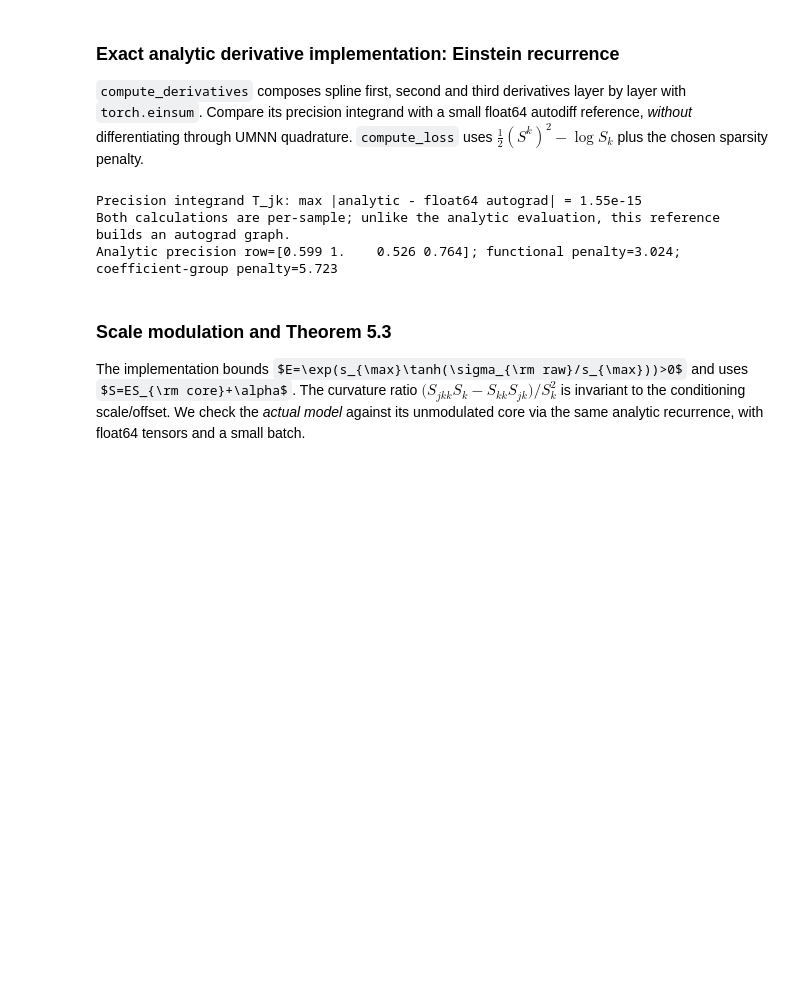
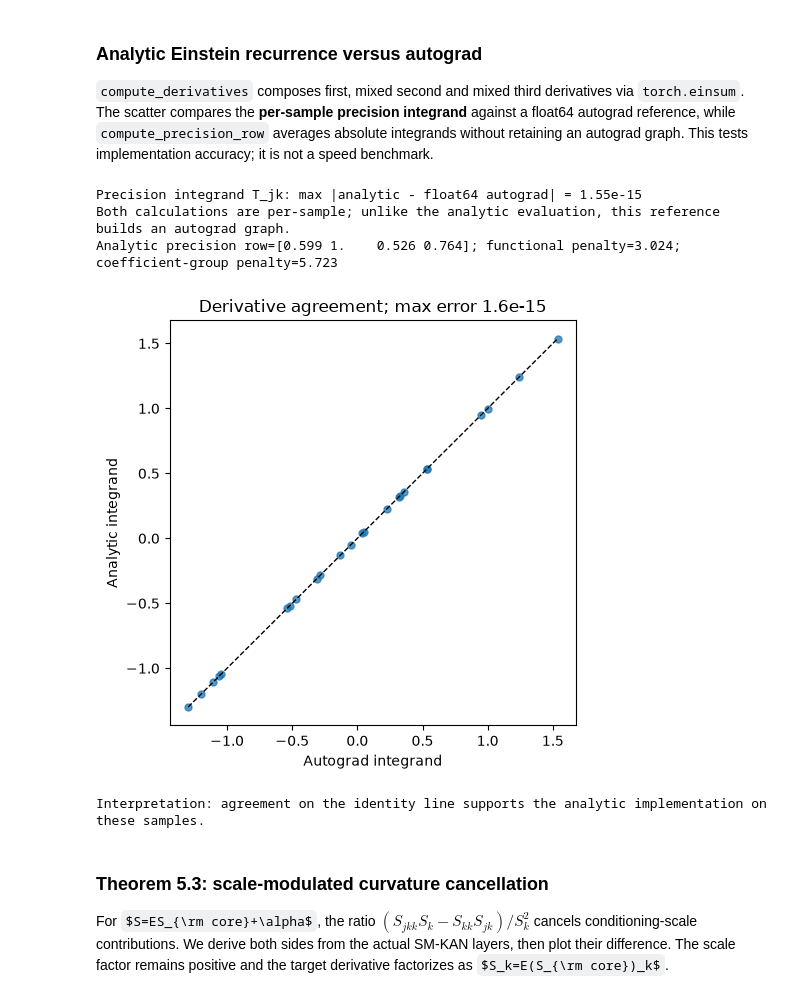
Before and after one commit to StefanoFochesatto/lsing_sw, a Jupyter notebook: notebooks/kan_transport_guide.ipynb, the cells around one changed output. Saved outputs shown, nothing was run; the diff lists cells and outputs as text; code cells hidden in the pictures; some formulas as TeX source; blank space fills up the shorter version.

```diff
--- a/notebooks/kan_transport_guide.ipynb
+++ b/notebooks/kan_transport_guide.ipynb
@@ -209,42 +230,56 @@ min partial_k S^k=6.645, min D_P*=0.1997, min dominance margin=6.24
 # %% [markdown]
-### Exact analytic derivative implementation: Einstein recurrence
-`compute_derivatives` composes spline first, second and third derivatives layer by layer with `torch.einsum`. Compare its precision integrand with a small float64 autodiff reference, *without* differentiating through UMNN quadrature. `compute_loss` uses $\tfrac12(S^k)^2-\log S_k$ plus the chosen sparsity penalty.
+### Analytic Einstein recurrence versus autograd
+`compute_derivatives` composes first, mixed second and mixed third derivatives via `torch.einsum`. The scatter compares the **per-sample precision integrand** against a float64 autograd reference, while `compute_precision_row` averages absolute integrands without retaining an autograd graph. This tests implementation accuracy; it is not a speed benchmark.
 # %%
 torch.manual_seed(42)
 check_model = MonotonicKANMap(4, target_index=1, hidden_dim=4, grid_size=8,
                               dev=device).to(dtype=torch.float64, device=device)
 check_model.randomize_parameters_(std=0.3, delta_std=0.5)
 x_check = torch.randn(8, 4, dtype=torch.float64, device=device, requires_grad=True)
 parts = check_model.compute_derivatives(x_check)
 S, Sk = parts["out"], parts["S_k"]
 analytic = (-parts["S_all"] * Sk - S * parts["S_jk"] +
             (parts["S_jkk"] * Sk - parts["S_kk"] * parts["S_jk"]) / Sk.square())
 log_conditional = -0.5 * S.square() + torch.log(Sk)
 grad_k = torch.autograd.grad(log_conditional.sum(), x_check, create_graph=True)[0][:, 1]
 autograd_row = torch.autograd.grad(grad_k.sum(), x_check)[0]
 error = (analytic[:, check_model.other_indices] - autograd_row[:, check_model.other_indices]).abs().max().item()
 assert error < 1e-9, error
 print(f"Precision integrand T_jk: max |analytic - float64 autograd| = {error:.2e}")
 print("Both calculations are per-sample; unlike the analytic evaluation, this reference builds an autograd graph.")
 
 # Precision extraction reuses analytic derivatives under no_grad; no quadrature graph.
 with torch.no_grad():
     row = check_model.compute_precision_row(x_check.detach())
     check_model.penalty_type = "functional"
     functional = check_model.compute_regularization(check_model.compute_derivatives(x_check.detach())["S_all"])
     check_model.penalty_type = "coeff_group"
     coefficient_group = check_model.compute_regularization()
     check_model.penalty_type = "functional"
 assert row.shape == (4,) and row[1] == 1.0
 print(f"Analytic precision row={np.round(row, 3)}; functional penalty={functional.item():.3f}; "
       f"coefficient-group penalty={coefficient_group.item():.3f}")
+
+fig, ax = plt.subplots(figsize=(5, 5))
+a = analytic[:, check_model.other_indices].detach().cpu().numpy().ravel()
+b = autograd_row[:, check_model.other_indices].detach().cpu().numpy().ravel()
+ax.scatter(b, a, s=25, alpha=.75)
+lo, hi = min(a.min(), b.min()), max(a.max(), b.max())
+ax.plot([lo, hi], [lo, hi], "k--", lw=1)
+ax.set(xlabel="Autograd integrand", ylabel="Analytic integrand", title=f"Derivative agreement; max error {error:.1e}")
+save_plot(fig, "theorem_analytic_vs_autograd.png")
+print("Interpretation: agreement on the identity line supports the analytic implementation on these samples.")
+np.savetxt(RUN_DIR / "theorem_analytic_vs_autograd.csv", np.column_stack((a, b)),
+           delimiter=",", header="analytic,autograd", comments="")
 # %% [output]
 Precision integrand T_jk: max |analytic - float64 autograd| = 1.55e-15
 Both calculations are per-sample; unlike the analytic evaluation, this reference builds an autograd graph.
 Analytic precision row=[0.599 1.    0.526 0.764]; functional penalty=3.024; coefficient-group penalty=5.723
+[figure, added]
+Interpretation: agreement on the identity line supports the analytic implementation on these samples.
 # %% [markdown]
-### Scale modulation and Theorem 5.3
-The implementation bounds $E=\exp(s_{\max}\tanh(\sigma_{\rm raw}/s_{\max}))>0$ and uses $S=ES_{\rm core}+\alpha$. The curvature ratio $\big(S_{jkk}S_k-S_{kk}S_{jk}\big)/S_k^2$ is invariant to the conditioning scale/offset. We check the *actual model* against its unmodulated core via the same analytic recurrence, with float64 tensors and a small batch.
+### Theorem 5.3: scale-modulated curvature cancellation
+For $S=ES_{\rm core}+\alpha$, the ratio $(S_{jkk}S_k-S_{kk}S_{jk})/S_k^2$ cancels conditioning-scale contributions. We derive both sides from the actual SM-KAN layers, then plot their difference. The scale factor remains positive and the target derivative factorizes as $S_k=E(S_{\rm core})_k$.
 # %%
 torch.manual_seed(777)
 sm = ScaleModulatedKANMap(4, target_index=1, hidden_dim=3, grid_size=8,
```
Also changed, not shown: parts of 27 cells of this notebook, 3 other files.
